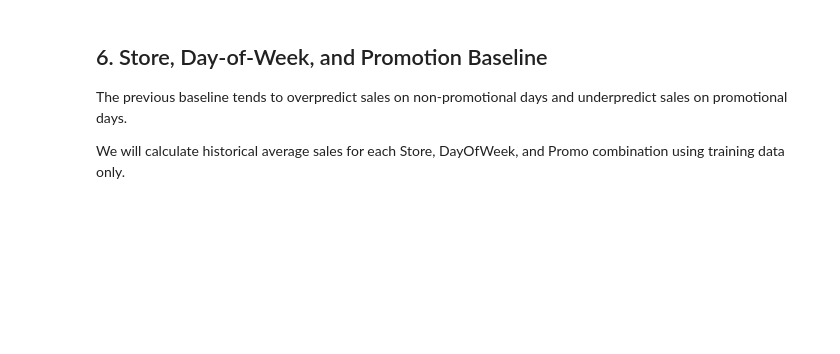
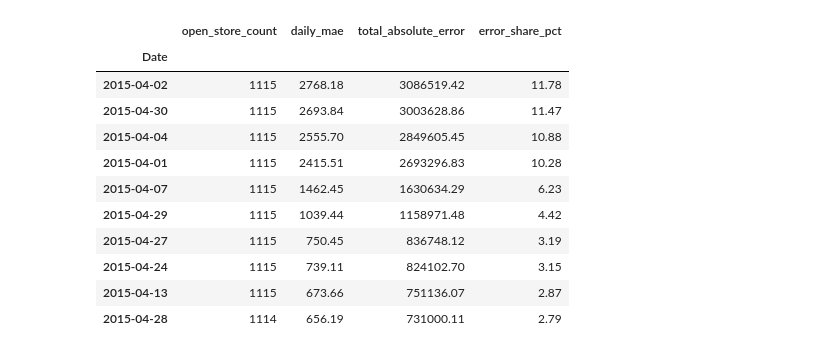
Before and after one commit to masoud-vosoughi/rossmann-sales-forecasting, a Jupyter notebook: notebooks/04_baseline_model.ipynb, the cells around one changed output. Saved outputs shown, nothing was run; the diff lists cells and outputs as text; code cells hidden in the pictures; blank space fills up the shorter version.

```diff
--- a/notebooks/04_baseline_model.ipynb
+++ b/notebooks/04_baseline_model.ipynb
@@ -261,25 +360,37 @@ Investigate whether the Store + DayOfWeek baseline produces different prediction
 # %%
-promo_error_data = weekday_predictions.merge(
-    valid_data[["Store", "Date", "Promo"]],
-    on=["Store", "Date"],
-    how="left",
-    validate="one_to_one",
+april_open_predictions = april_predictions.loc[april_predictions["Open"] == 1].copy()
+
+april_open_predictions["AbsoluteError"] = (
+    april_open_predictions["Sales"] - april_open_predictions["PredictedSales"]
+).abs()
+
+april_error_by_date = april_open_predictions.groupby("Date").agg(
+    open_store_count=("Store", "size"),
+    daily_mae=("AbsoluteError", "mean"),
+    total_absolute_error=("AbsoluteError", "sum"),
 )
 
-promo_error_summary = (
-    promo_error_data.loc[promo_error_data["Open"] == 1]
-    .groupby("Promo")
-    .agg(
-        observation_count=("Sales", "size"),
-        mae=("AbsoluteError", "mean"),
-        mean_signed_error=("SignedError", "mean"),
-    )
+april_error_by_date["error_share_pct"] = (
+    april_error_by_date["total_absolute_error"]
+    / april_error_by_date["total_absolute_error"].sum()
+    * 100
 )
 
-promo_error_summary
+display(
+    april_error_by_date.sort_values("total_absolute_error", ascending=False)
+    .head(10)
+    .round(2)
+)
+# %% [output]
+|  | open_store_count | daily_mae | total_absolute_error | error_share_pct |
+| Date |  |  |  |  |
+| 2015-04-02 | 1115 | 2768.18 | 3086519.42 | 11.78 |
+| 2015-04-30 | 1115 | 2693.84 | 3003628.86 | 11.47 |
+| 2015-04-04 | 1115 | 2555.70 | 2849605.45 | 10.88 |
+| 2015-04-01 | 1115 | 2415.51 | 2693296.83 | 10.28 |
+| 2015-04-07 | 1115 | 1462.45 | 1630634.29 | 6.23 |
+| 2015-04-29 | 1115 | 1039.44 | 1158971.48 | 4.42 |
+| 2015-04-27 | 1115 | 750.45 | 836748.12 | 3.19 |
+| 2015-04-24 | 1115 | 739.11 | 824102.70 | 3.15 |
+| 2015-04-13 | 1115 | 673.66 | 751136.07 | 2.87 |
+| 2015-04-28 | 1114 | 656.19 | 731000.11 | 2.79 |
-# %% [markdown]
-## 6. Store, Day-of-Week, and Promotion Baseline
-
-The previous baseline tends to overpredict sales on non-promotional days and underpredict sales on promotional days.
-
-We will calculate historical average sales for each Store, DayOfWeek, and Promo combination using training data only.
```
Also changed, not shown: parts of 67 cells of this notebook, 6 other files.
